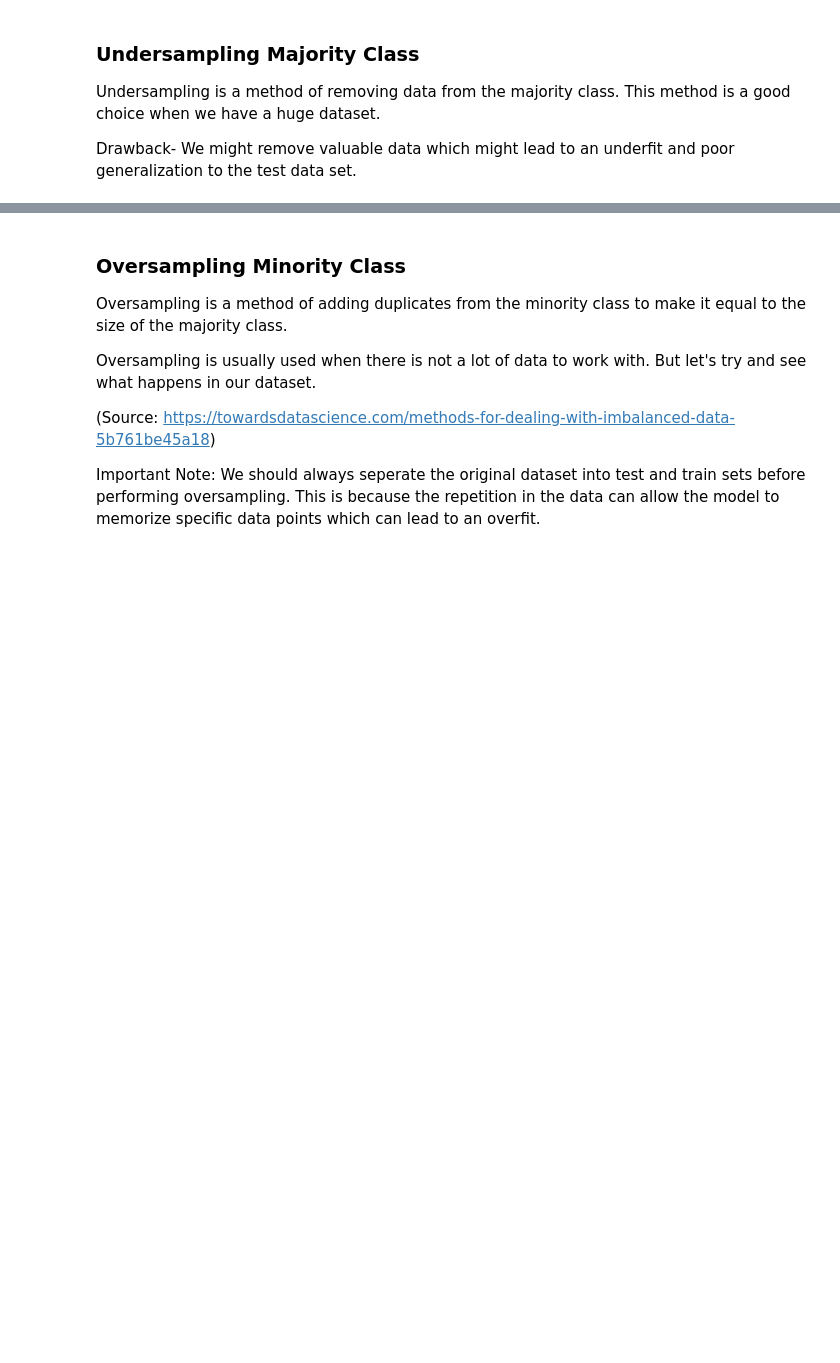
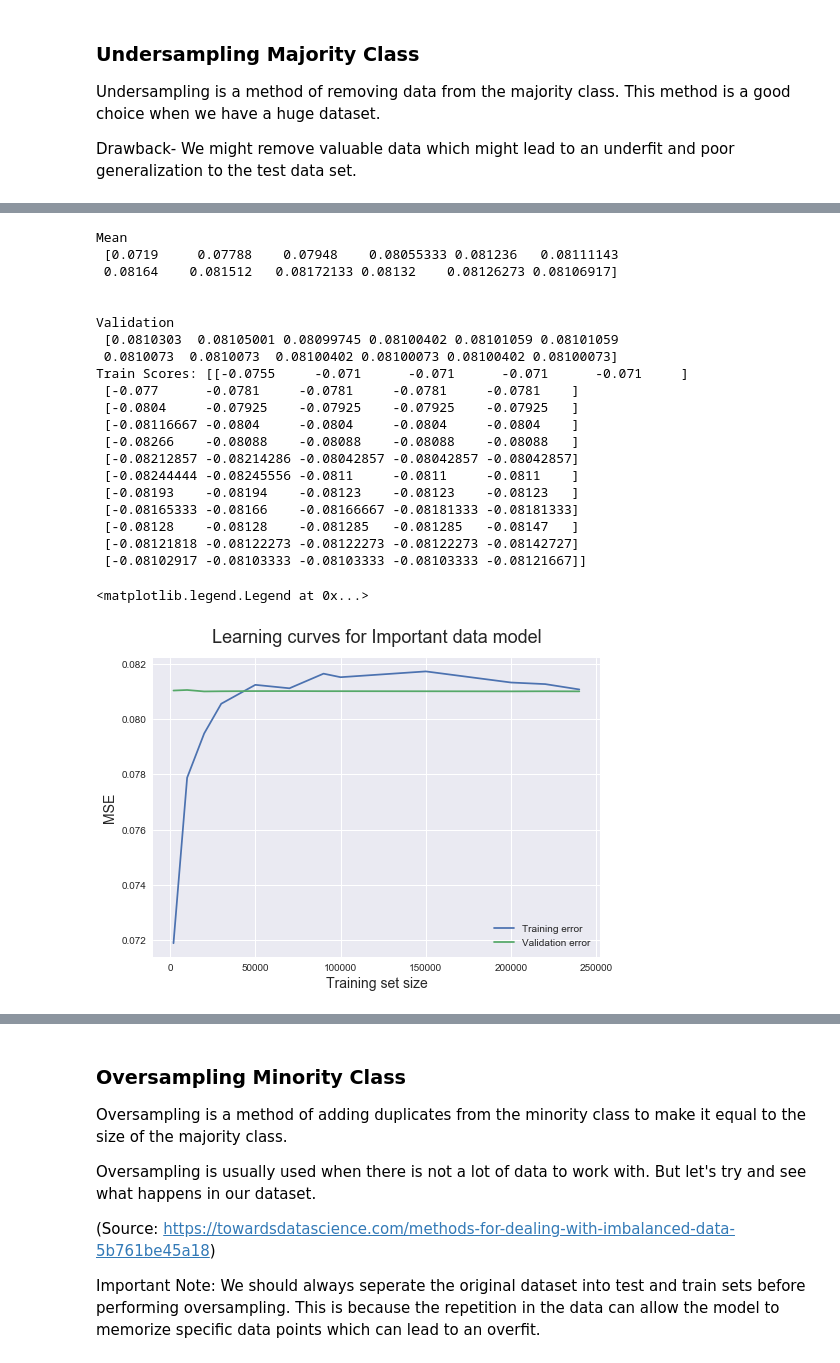
Before and after one commit to guptavasu1213/Loan-Default-Prediction, a Jupyter notebook: ProjectVGXK.ipynb, the cells around one changed output, grey strips where cells are left out. Saved outputs shown, nothing was run; the diff lists cells and outputs as text; code cells hidden in the pictures; blank space fills up the shorter version.

```diff
--- a/ProjectVGXK.ipynb
+++ b/ProjectVGXK.ipynb
@@ -586,13 +510,22 @@ Prediction: 0.9190009755320632
 # %%
-# Model training
-stratifiedShuffSplitterLearn = sss(n_splits=5, test_size = .20, random_state = 27)
+# #=================
+# from sklearn import svm
 
-rf = RandomForestClassifier(n_estimators = 1000, max_depth = 4)
+# # model 1 with C=1
+# linearSvm1 = svm.LinearSVC(C=1, max_iter=1000)
+# #=================
 
-#Plot Learning curve
-fig, axes = plt.subplots(3, 2, figsize=(10, 15))
 
-plot_learning_curve(rf, "Hello", feats, labels, axes=axes[:, 0], cv = stratifiedShuffSplitterLearn)
+# # Model training
+# stratifiedShuffSplitterLearn = sss(n_splits=5, test_size = .20, random_state = 27)
+
+# # rf = RandomForestClassifier(n_estimators = 1000, max_depth = 4)
+
+# #Plot Learning curve
+# fig, axes = plt.subplots(3, 2, figsize=(10, 15))
+
+# # plot_learning_curve(rf, "Hello", feats, labels, axes=axes[:, 0], cv = stratifiedShuffSplitterLearn)
+# plott(linearSvm1, xTrain, yTrain, xTest, yTest, ax1, "Model 1")
 
 # title = "Learning Curves (Naive Bayes)"
 # # Cross validation with 100 iterations to get smoother mean test and train
@@ -610,4 +543,4 @@ plot_learning_curve(rf, "Hello", feats, labels, axes=axes[:, 0], cv = stratified
 # plot_learning_curve(estimator, title, X, y, axes=axes[:, 1], ylim=(0.7, 1.01),
 #                     cv=cv, n_jobs=4)
 
-plt.show()
+# plt.show()
@@ -699,0 +740,44 @@ xTrainUnderSamp, xTestUnderSamp, yTrainUnderSamp, yTestUnderSamp = getTestTrainD
+# %%
+train_scores_mean = -train_scores.mean(axis = 1)
+validation_scores_mean = -validation_scores.mean(axis = 1)
+
+print("Mean\n", train_scores_mean)
+print("\n\nValidation\n", validation_scores_mean)
+
+# print('Mean training scores\n\n', pd.Series(train_scores_mean, index = train_sizes))
+# print('\n', '-' * 20) # separator
+# print('\nMean validation scores\n\n',pd.Series(validation_scores_mean, index = train_sizes))
+
+print("Train Scores:", train_scores)
+plt.style.use('seaborn')
+plt.plot(train_sizes, train_scores_mean, label = 'Training error')
+plt.plot(train_sizes, validation_scores_mean, label = 'Validation error')
+plt.ylabel('MSE', fontsize = 14)
+plt.xlabel('Training set size', fontsize = 14)
+plt.title('Learning curves for Important data model', fontsize = 18, y = 1.03)
+plt.legend()
+# plt.xlim(0,10000)
+# plt.ylim(0.85,1)
+# %% [output]
+Mean
+ [0.0719     0.07788    0.07948    0.08055333 0.081236   0.08111143
+ 0.08164    0.081512   0.08172133 0.08132    0.08126273 0.08106917]
+
+
+Validation
+ [0.0810303  0.08105001 0.08099745 0.08100402 0.08101059 0.08101059
+ 0.0810073  0.0810073  0.08100402 0.08100073 0.08100402 0.08100073]
+Train Scores: [[-0.0755     -0.071      -0.071      -0.071      -0.071     ]
+ [-0.077      -0.0781     -0.0781     -0.0781     -0.0781    ]
+ [-0.0804     -0.07925    -0.07925    -0.07925    -0.07925   ]
+ [-0.08116667 -0.0804     -0.0804     -0.0804     -0.0804    ]
+ [-0.08266    -0.08088    -0.08088    -0.08088    -0.08088   ]
+ [-0.08212857 -0.08214286 -0.08042857 -0.08042857 -0.08042857]
+ [-0.08244444 -0.08245556 -0.0811     -0.0811     -0.0811    ]
+ [-0.08193    -0.08194    -0.08123    -0.08123    -0.08123   ]
+ [-0.08165333 -0.08166    -0.08166667 -0.08181333 -0.08181333]
+ [-0.08128    -0.08128    -0.081285   -0.081285   -0.08147   ]
+ [-0.08121818 -0.08122273 -0.08122273 -0.08122273 -0.08142727]
+ [-0.08102917 -0.08103333 -0.08103333 -0.08103333 -0.08121667]]
+<matplotlib.legend.Legend at 0x...>
+[figure, added]
```
Also changed, not shown: parts of 35 cells of this notebook.
